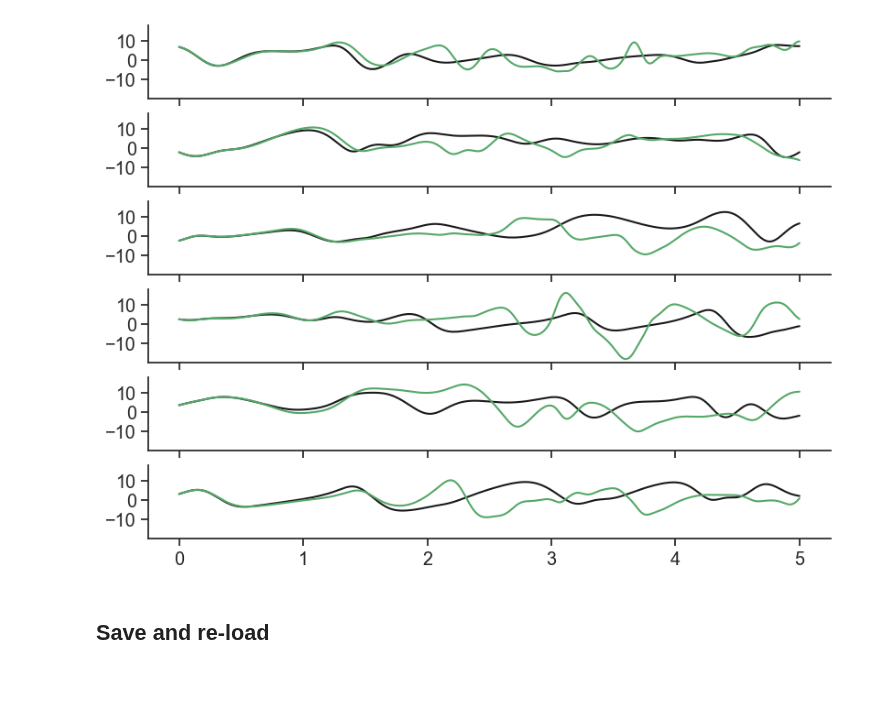
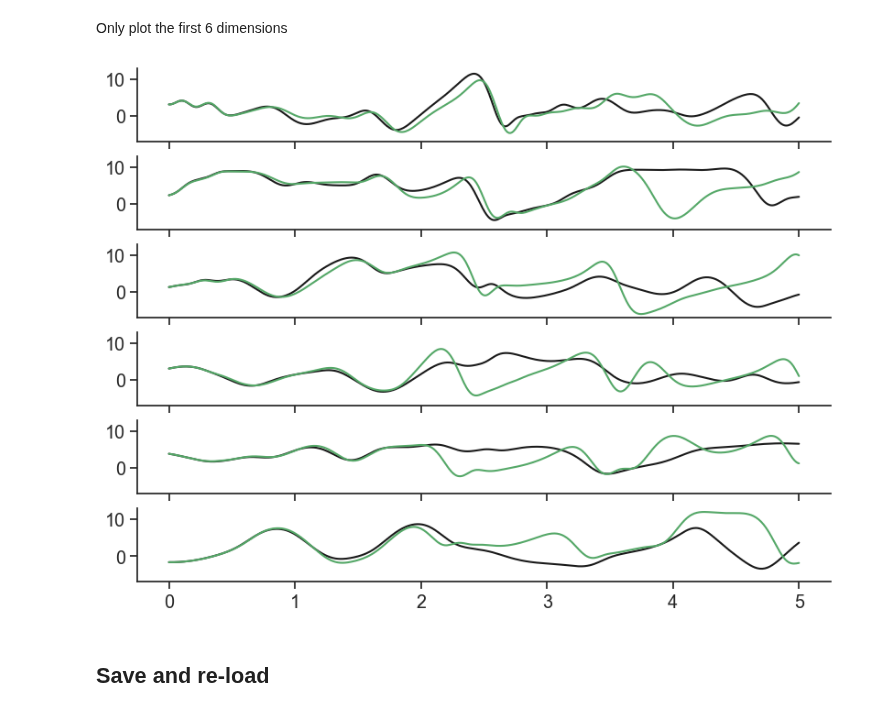
Before and after one commit to timothyas/xesn, a Jupyter notebook: notebooks/lazy_usage.ipynb, the cells around one changed output. Drawn from its saved outputs; the diff is of its cells as text; code cells hidden in the pictures; blank space fills up the shorter version.

```diff
--- a/notebooks/lazy_usage.ipynb
+++ b/notebooks/lazy_usage.ipynb
@@ -13,22 +17,22 @@ data = DataLorenz96(system_dimension=6)
 data.generate(n_steps=42_000)
 # %%
-ldata = darray.from_array(data.values, chunks=(3,-1))
+ldata = darray.from_array(data.values, chunks=(4,-1), asarray=False)
 # %%
 esn = LazyESN(
     data_chunks=ldata.chunksize,
     n_reservoir=500,
-    overlap={0:1, 1:0},
+    overlap={0:2, 1:0},
     boundary="periodic",
     persist=True,
-    input_factor=0.05,
-    adjacency_factor=0.69,
+    input_factor=0.863,
+    adjacency_factor=0.713,
     connectedness=5,
-    bias=1.,
-    leak_rate=0.7,
-    tikhonov_parameter=6e-7,
-    #input_kwargs={
-    #    "normalization": "",
-    #},
+    bias=1.76,
+    leak_rate=0.874,
+    tikhonov_parameter=6.9e-7,
+    input_kwargs={
+        "normalization": "svd",
+    },
     random_seed=0,
 )
 # %%
@@ -53,5 +57,6 @@ ESN
         format              csr
 # %%
 esn.build()
-# %%
-esn.train(ldata, batch_size=5_000)
+# %%
+%%time
+esn.train(ldata, batch_size=10_000)
@@ -65,17 +73,19 @@ v = esn.predict(ldata, n_steps=500, n_spinup=500)
 u = ldata[:, 500:500+v.shape[-1]]
 # %%
 time = data.delta_t*np.arange(v.shape[-1])
+# %% [markdown]
+Only plot the first 6 dimensions
 # %%
-nrows = data.system_dimension
+nrows = 6 #data.system_dimension
 fig, axs = plt.subplots(nrows, 1, figsize=(8, nrows*1), constrained_layout=True, sharex=True, sharey=True)
 
 for ui, vi, ax in zip(u, v.squeeze(), axs):
     ax.plot(time, ui, color='k')
     ax.plot(time, vi, color="C2")
     for key in ["top", "right"]:
         ax.spines[key].set_visible(False)
 # %% [output]
-[figure, old version]
+[figure, new version]
 # %% [markdown]
 ## Save and re-load
 # %%
```
Also changed, not shown: parts of 6 cells of this notebook.
